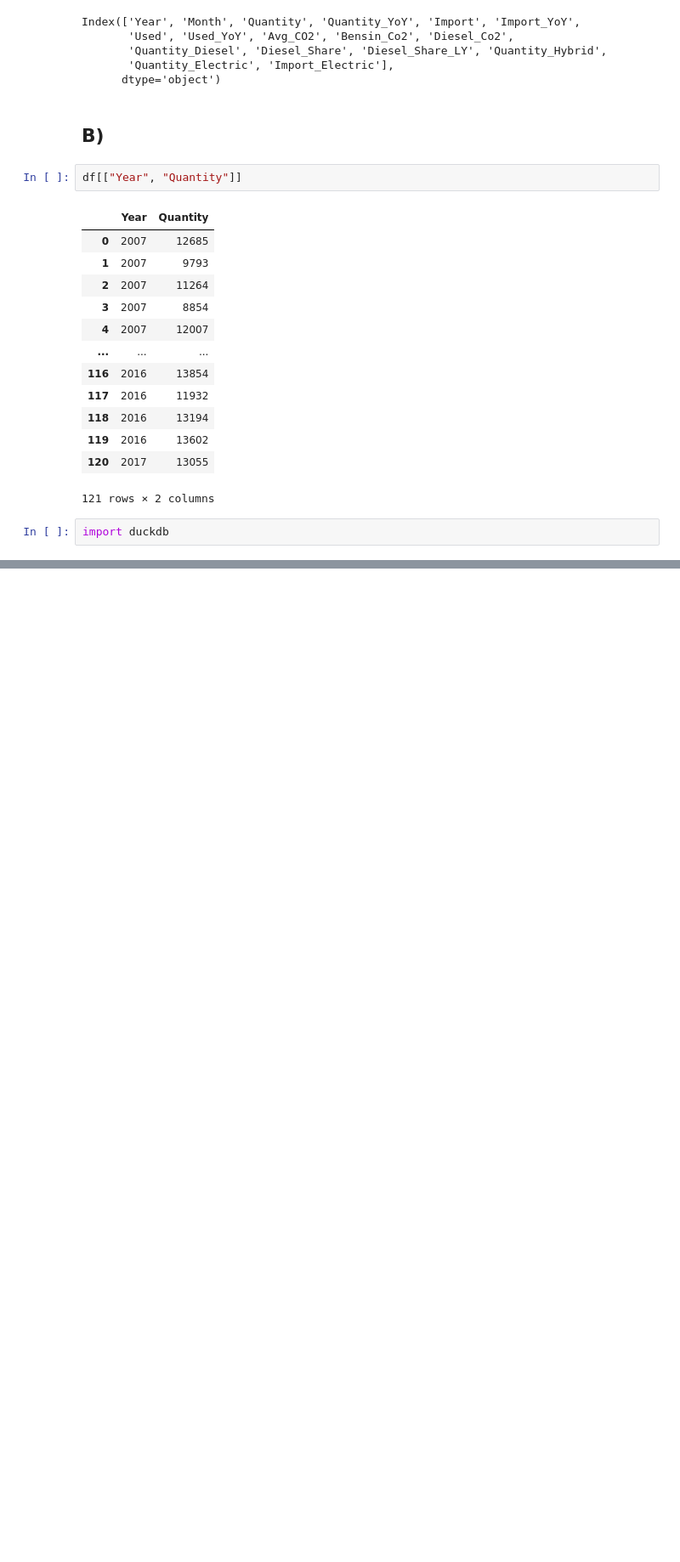
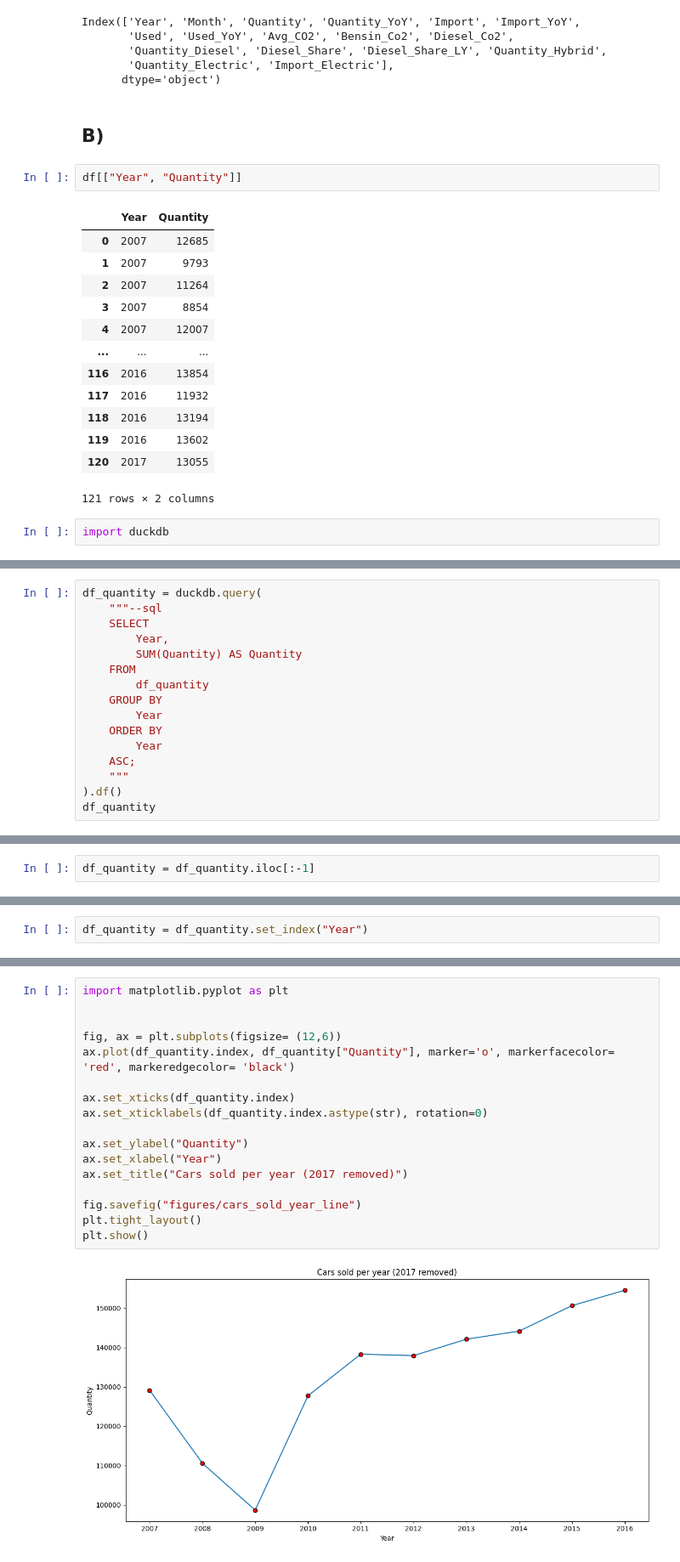
Before and after one commit to MarcusArdenstedt/data_visualization_Marcus_Ericsson_DE24, a Jupyter notebook: exercises/exercise_0/exe_0.ipynb, the cells around one changed output, grey strips where cells are left out. Shown at 85% size. Drawn from its saved outputs; the diff is of its cells as text; blank space fills up the shorter version.

```diff
--- a/exercises/exercise_0/exe_0.ipynb
+++ b/exercises/exercise_0/exe_0.ipynb
@@ -150,0 +175,16 @@ df_quantity_year.plot(kind= "bar", x= "Year", y= "Quantity")
+# %%
+df_quantity = duckdb.query(
+    """--sql
+    SELECT
+        Year,
+        SUM(Quantity) AS Quantity
+    FROM
+        df_quantity
+    GROUP BY
+        Year
+    ORDER BY
+        Year
+    ASC;
+    """
+).df()
+df_quantity
@@ -150,0 +204,2 @@ df_quantity_year.plot(kind= "bar", x= "Year", y= "Quantity")
+# %%
+df_quantity = df_quantity.iloc[:-1]
@@ -150,0 +220,2 @@ df_quantity_year.plot(kind= "bar", x= "Year", y= "Quantity")
+# %%
+df_quantity = df_quantity.set_index("Year")
@@ -150,0 +255,19 @@ df_quantity_year.plot(kind= "bar", x= "Year", y= "Quantity")
+# %%
+import matplotlib.pyplot as plt
+
+
+fig, ax = plt.subplots(figsize= (12,6))
+ax.plot(df_quantity.index, df_quantity["Quantity"], marker='o', markerfacecolor= 'red', markeredgecolor= 'black')
+
+ax.set_xticks(df_quantity.index)
+ax.set_xticklabels(df_quantity.index.astype(str), rotation=0)
+
+ax.set_ylabel("Quantity")
+ax.set_xlabel("Year")
+ax.set_title("Cars sold per year (2017 removed)")
+
+fig.savefig("figures/cars_sold_year_line")
+plt.tight_layout()
+plt.show()
+# %% [output]
+[figure, added]
```
Also changed, not shown: parts of 15 cells of this notebook, 2 other files.
